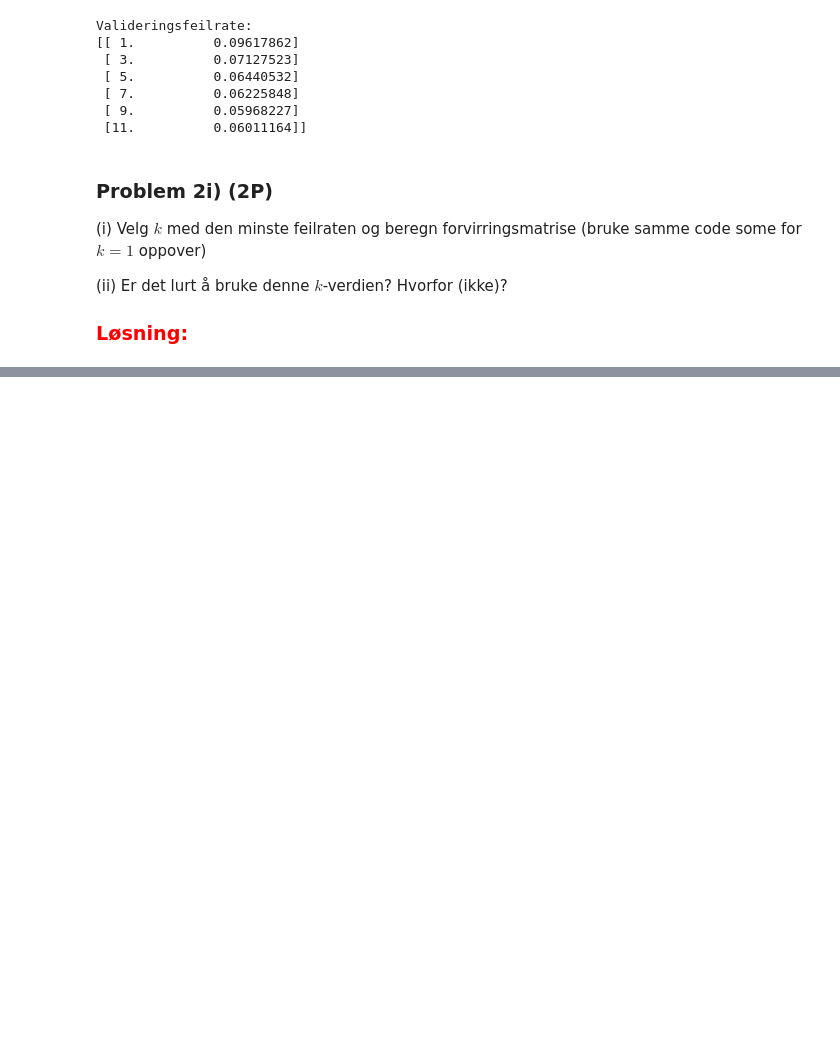
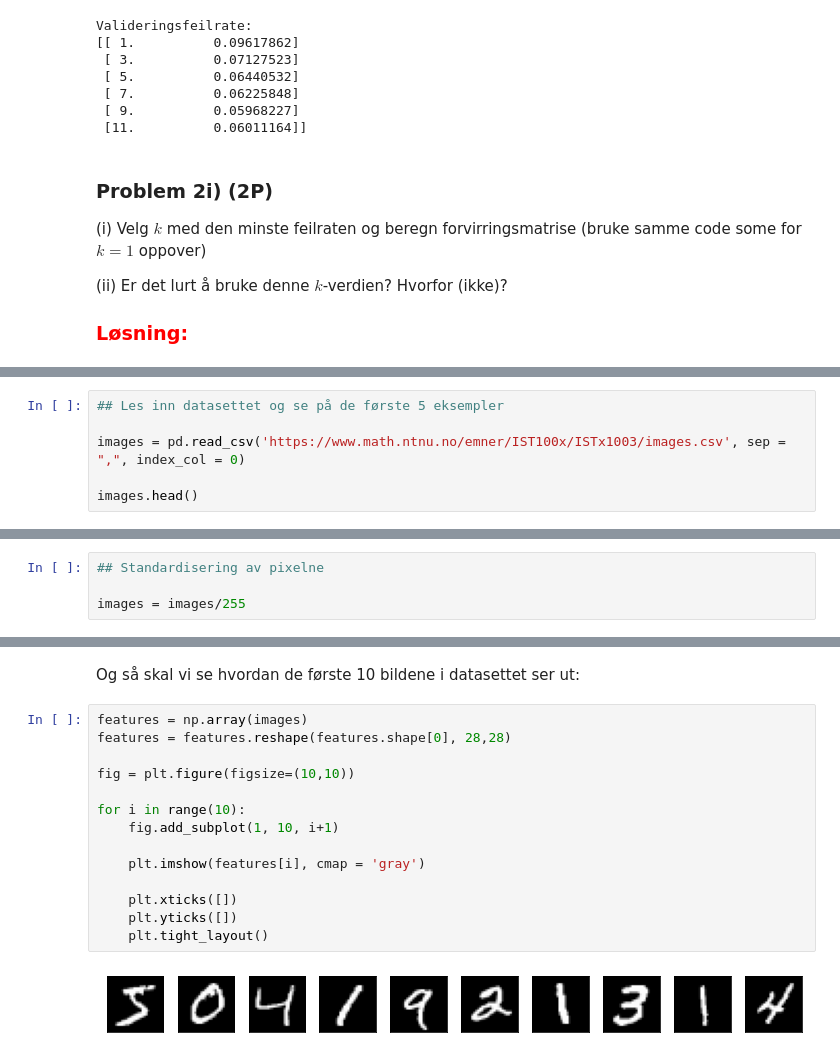
Before and after one commit to stefaniemuff/ISTx1003, a Jupyter notebook: Prosjekt2021/Prosjekt1003_2021.ipynb, the cells around one changed output, grey strips where cells are left out. Saved outputs shown, nothing was run; the diff lists cells and outputs as text; blank space fills up the shorter version.

```diff
--- a/Prosjekt2021/Prosjekt1003_2021.ipynb
+++ b/Prosjekt2021/Prosjekt1003_2021.ipynb
@@ -731,0 +760,6 @@ Valideringsfeilrate:
+# %%
+## Les inn datasettet og se på de første 5 eksempler
+
+images = pd.read_csv('https://www.math.ntnu.no/emner/IST100x/ISTx1003/images.csv', sep = ",", index_col = 0)
+
+images.head()
@@ -731,0 +778,4 @@ Valideringsfeilrate:
+# %%
+## Standardisering av pixelne
+
+images = images/255
@@ -731,0 +800,18 @@ Valideringsfeilrate:
+# %% [markdown]
+Og så skal vi se hvordan de første 10 bildene i datasettet ser ut:
+# %%
+features = np.array(images)
+features = features.reshape(features.shape[0], 28,28)
+
+fig = plt.figure(figsize=(10,10))
+
+for i in range(10):
+    fig.add_subplot(1, 10, i+1)
+
+    plt.imshow(features[i], cmap = 'gray')
+
+    plt.xticks([])
+    plt.yticks([])
+    plt.tight_layout()
+# %% [output]
+[figure, added]
```
Also changed, not shown: parts of 17 cells of this notebook.
